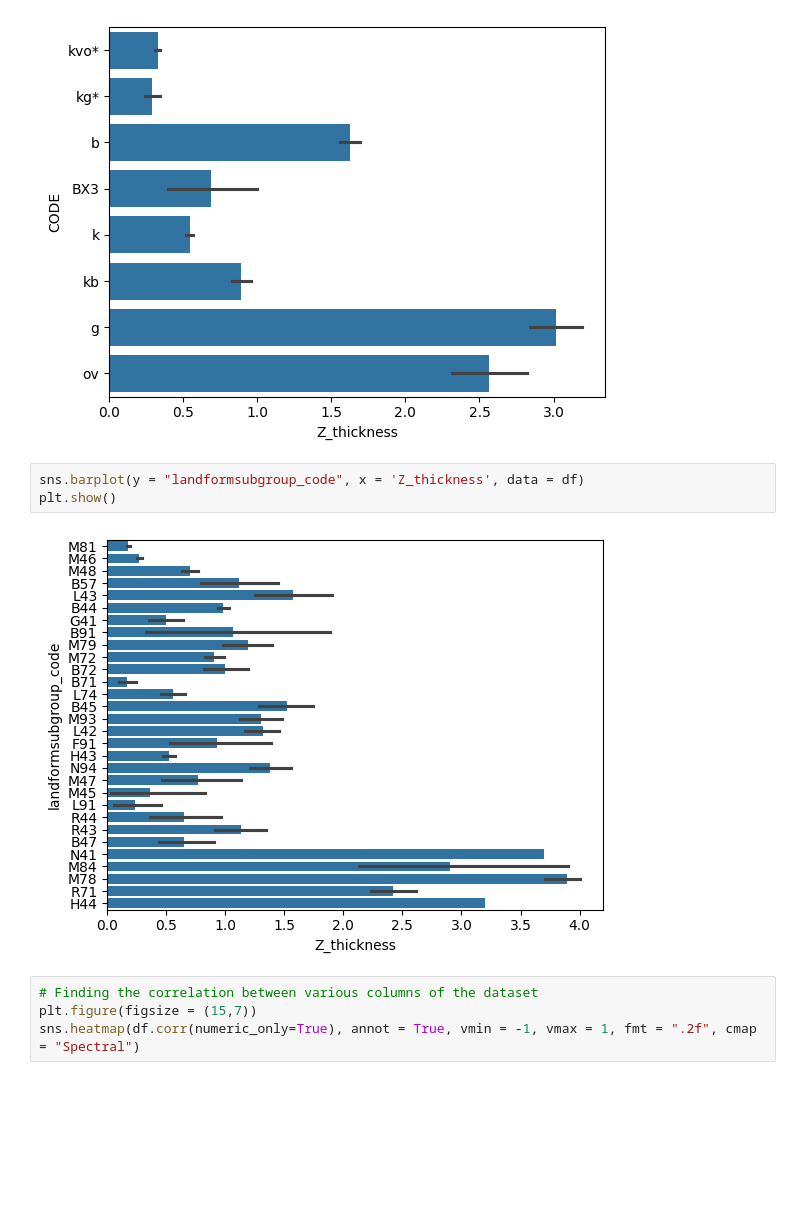
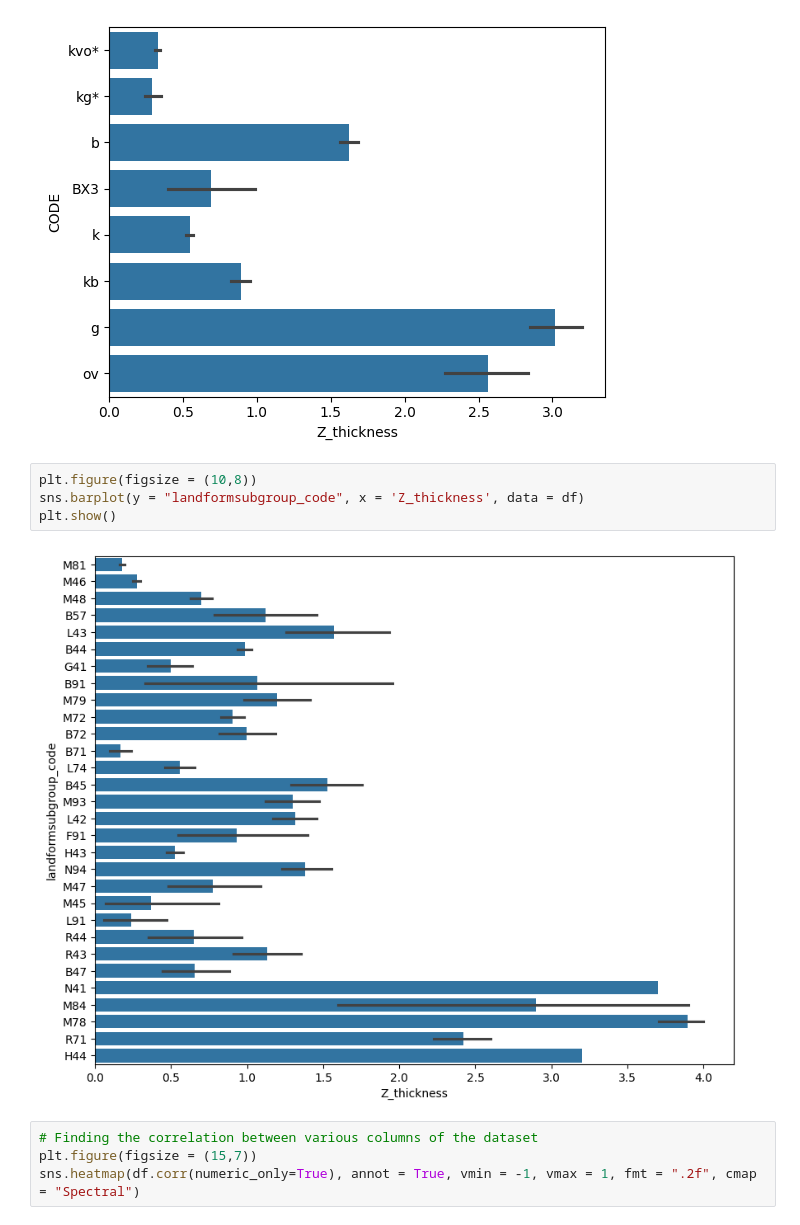
Before and after one commit to Deltares-research/sst-examples, a Jupyter notebook: predict_sand_thickness/predict_sand_thickness_upgrade.ipynb, the cells around one changed output. Drawn from its saved outputs; the diff is of its cells as text; blank space fills up the shorter version.

```diff
--- a/predict_sand_thickness/predict_sand_thickness_upgrade.ipynb
+++ b/predict_sand_thickness/predict_sand_thickness_upgrade.ipynb
@@ -192,10 +194,11 @@ plt.show()
 # %% [output]
 [figure]
 # %%
+plt.figure(figsize = (10,8))
 sns.barplot(y = "landformsubgroup_code", x = 'Z_thickness', data = df)
 plt.show()
 # %% [output]
-[figure, old version]
+[figure, new version]
 # %%
 # Finding the correlation between various columns of the dataset
 plt.figure(figsize = (15,7))
```
Also changed, not shown: parts of 19 cells of this notebook.
